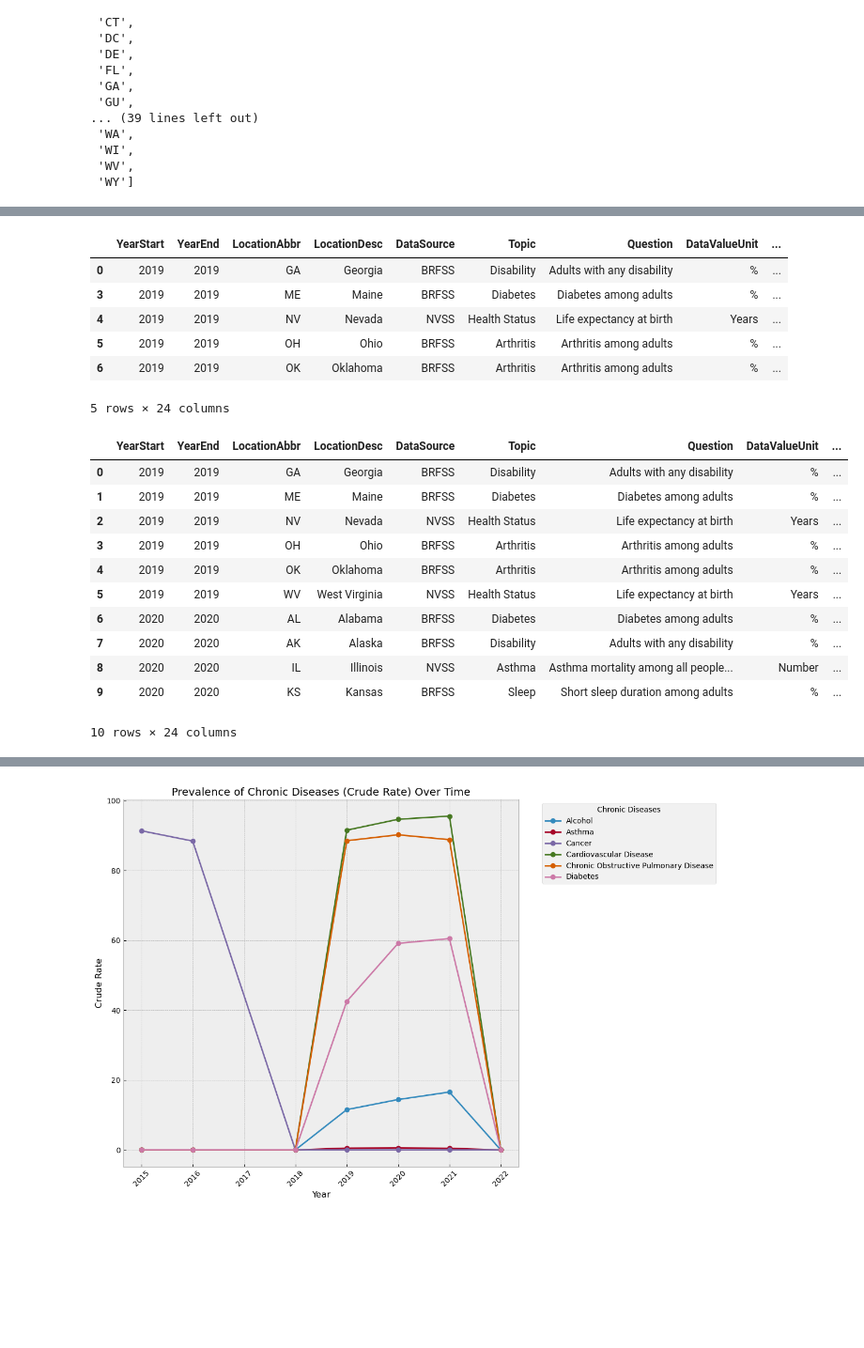
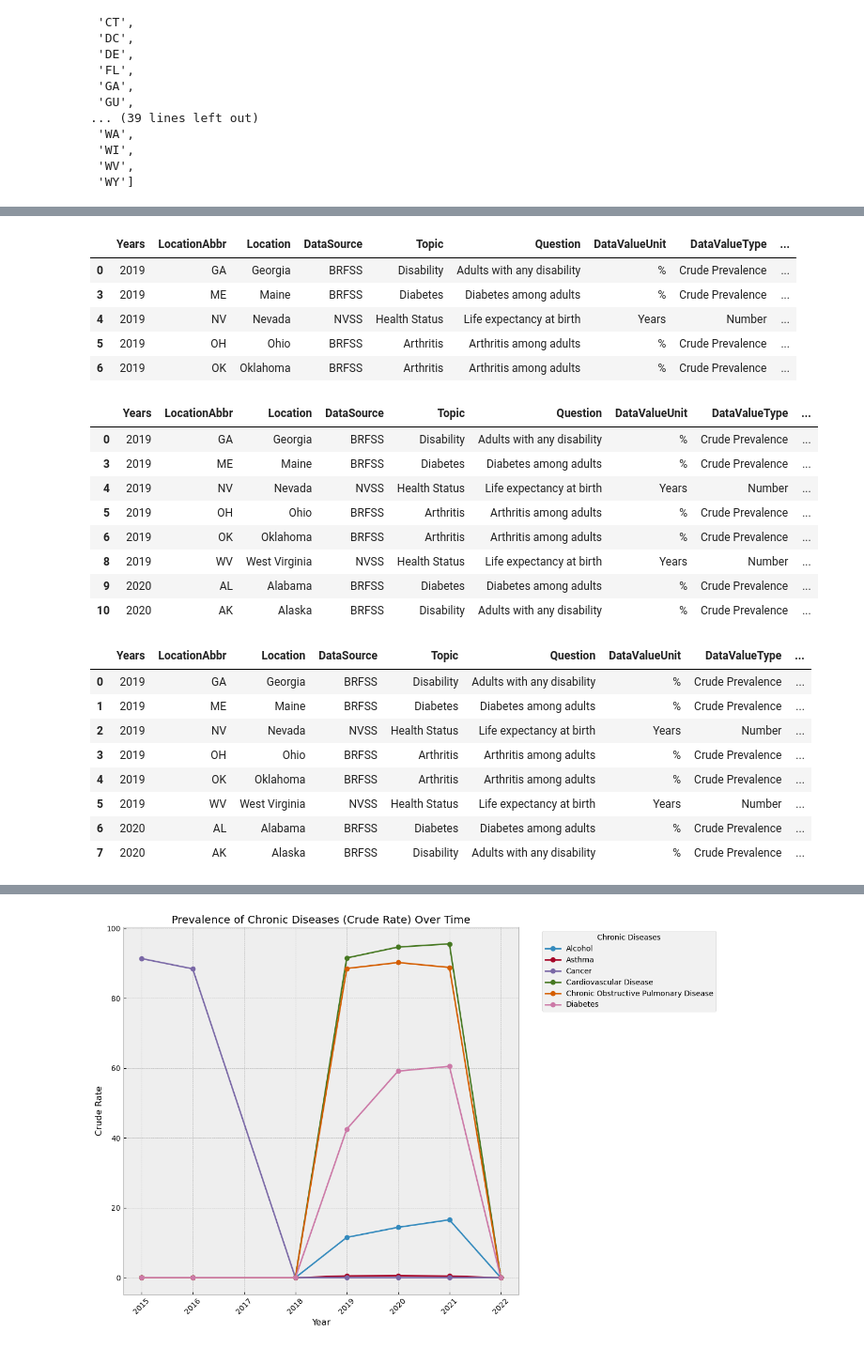
Before and after one commit to ajones1010/Project-1-, a Jupyter notebook: project_1/project_1.ipynb, the cells around one changed output, grey strips where cells are left out. Shown at 94% size. Saved outputs shown, nothing was run; the diff lists cells and outputs as text; code cells hidden in the pictures; blank space fills up the shorter version.

```diff
--- a/project_1/project_1.ipynb
+++ b/project_1/project_1.ipynb
@@ -116,0 +118,5 @@ chronic_df.drop(columns=empty_columns, inplace=True)
+# %%
+#Now dropping some redundant columns
+df= df.drop(columns=['LocationID','YearEnd','TopicID', 'QuestionID',
+       'DataValueTypeID', 'StratificationCategoryID1', 'StratificationID1'], axis=1)
+df.head()
@@ -116,0 +130,3 @@ chronic_df.drop(columns=empty_columns, inplace=True)
+# %%
+chronic_df = df.rename(columns={"YearStart": "Years", "LocationDesc": "Location", })
+chronic_df.head()
@@ -256,32 +232,48 @@ us_df
+# %%
+# creating an array with the states without the territories
+states_array = ['AK','AL','AR','AZ','CA','CO','CT','DE','FL','GA','HI','IA','ID','IL','IN','KS','KY','LA','MA','MD','ME','MI','MN','MO',
+                'MS','MT','NC','ND','NE','NH','NJ','NM','NV','NY','OH','OK','OR','PA','RI','SC','SD','TN','TX','UT','VA','VT','WA','WI',
+                'WV','WY']
+# %%
+# Filter the DataFrame
+us_df = chronic_df[chronic_df["LocationAbbr"].isin(states_array)]
+#Displaying dataframe
+us_df.head()
+# %% [output]
+|  | Years | LocationAbbr | Location | DataSource | Topic | Question | DataValueUnit | DataValueType | ... |
+| 0 | 2019 | GA | Georgia | BRFSS | Disability | Adults with any disability | % | Crude Prevalence | ... |
+| 3 | 2019 | ME | Maine | BRFSS | Diabetes | Diabetes among adults | % | Crude Prevalence | ... |
+| 4 | 2019 | NV | Nevada | NVSS | Health Status | Life expectancy at birth | Years | Number | ... |
+| 5 | 2019 | OH | Ohio | BRFSS | Arthritis | Arthritis among adults | % | Crude Prevalence | ... |
+| 6 | 2019 | OK | Oklahoma | BRFSS | Arthritis | Arthritis among adults | % | Crude Prevalence | ... |
 # %%
 #adding 0 for NaN values in column "DataValue"
 us_cleaned_df = us_df.fillna({"DataValue": 0})
-us_cleaned_df.head()
+us_cleaned_df.head(8)
 # %% [output]
-|  | YearStart | YearEnd | LocationAbbr | LocationDesc | DataSource | Topic | Question | DataValueUnit | ... |
-| 0 | 2019 | 2019 | GA | Georgia | BRFSS | Disability | Adults with any disability | % | ... |
-| 3 | 2019 | 2019 | ME | Maine | BRFSS | Diabetes | Diabetes among adults | % | ... |
-| 4 | 2019 | 2019 | NV | Nevada | NVSS | Health Status | Life expectancy at birth | Years | ... |
-| 5 | 2019 | 2019 | OH | Ohio | BRFSS | Arthritis | Arthritis among adults | % | ... |
-| 6 | 2019 | 2019 | OK | Oklahoma | BRFSS | Arthritis | Arthritis among adults | % | ... |
+|  | Years | LocationAbbr | Location | DataSource | Topic | Question | DataValueUnit | DataValueType | ... |
+| 0 | 2019 | GA | Georgia | BRFSS | Disability | Adults with any disability | % | Crude Prevalence | ... |
+| 3 | 2019 | ME | Maine | BRFSS | Diabetes | Diabetes among adults | % | Crude Prevalence | ... |
+| 4 | 2019 | NV | Nevada | NVSS | Health Status | Life expectancy at birth | Years | Number | ... |
+| 5 | 2019 | OH | Ohio | BRFSS | Arthritis | Arthritis among adults | % | Crude Prevalence | ... |
+| 6 | 2019 | OK | Oklahoma | BRFSS | Arthritis | Arthritis among adults | % | Crude Prevalence | ... |
+| 8 | 2019 | WV | West Virginia | NVSS | Health Status | Life expectancy at birth | Years | Number | ... |
+| 9 | 2020 | AL | Alabama | BRFSS | Diabetes | Diabetes among adults | % | Crude Prevalence | ... |
+| 10 | 2020 | AK | Alaska | BRFSS | Disability | Adults with any disability | % | Crude Prevalence | ... |
-5 rows × 24 columns
 # %%
 # Reseting the index for a more aestethic view
 us_chronic_df = us_cleaned_df.reset_index(drop=True)
-us_chronic_df.head(10)
+us_chronic_df.head(8)
 # %% [output]
-|  | YearStart | YearEnd | LocationAbbr | LocationDesc | DataSource | Topic | Question | DataValueUnit | ... |
-| 0 | 2019 | 2019 | GA | Georgia | BRFSS | Disability | Adults with any disability | % | ... |
-| 1 | 2019 | 2019 | ME | Maine | BRFSS | Diabetes | Diabetes among adults | % | ... |
-| 2 | 2019 | 2019 | NV | Nevada | NVSS | Health Status | Life expectancy at birth | Years | ... |
-| 3 | 2019 | 2019 | OH | Ohio | BRFSS | Arthritis | Arthritis among adults | % | ... |
-| 4 | 2019 | 2019 | OK | Oklahoma | BRFSS | Arthritis | Arthritis among adults | % | ... |
-| 5 | 2019 | 2019 | WV | West Virginia | NVSS | Health Status | Life expectancy at birth | Years | ... |
-| 6 | 2020 | 2020 | AL | Alabama | BRFSS | Diabetes | Diabetes among adults | % | ... |
-| 7 | 2020 | 2020 | AK | Alaska | BRFSS | Disability | Adults with any disability | % | ... |
-| 8 | 2020 | 2020 | IL | Illinois | NVSS | Asthma | Asthma mortality among all people... | Number | ... |
-| 9 | 2020 | 2020 | KS | Kansas | BRFSS | Sleep | Short sleep duration among adults | % | ... |
+|  | Years | LocationAbbr | Location | DataSource | Topic | Question | DataValueUnit | DataValueType | ... |
+| 0 | 2019 | GA | Georgia | BRFSS | Disability | Adults with any disability | % | Crude Prevalence | ... |
+| 1 | 2019 | ME | Maine | BRFSS | Diabetes | Diabetes among adults | % | Crude Prevalence | ... |
+| 2 | 2019 | NV | Nevada | NVSS | Health Status | Life expectancy at birth | Years | Number | ... |
+| 3 | 2019 | OH | Ohio | BRFSS | Arthritis | Arthritis among adults | % | Crude Prevalence | ... |
+| 4 | 2019 | OK | Oklahoma | BRFSS | Arthritis | Arthritis among adults | % | Crude Prevalence | ... |
+| 5 | 2019 | WV | West Virginia | NVSS | Health Status | Life expectancy at birth | Years | Number | ... |
+| 6 | 2020 | AL | Alabama | BRFSS | Diabetes | Diabetes among adults | % | Crude Prevalence | ... |
+| 7 | 2020 | AK | Alaska | BRFSS | Disability | Adults with any disability | % | Crude Prevalence | ... |
-10 rows × 24 columns
 # %%
 # Displaying name of columns
 us_chronic_df.columns
```
Also changed, not shown: parts of 85 cells of this notebook, 10 other files.
